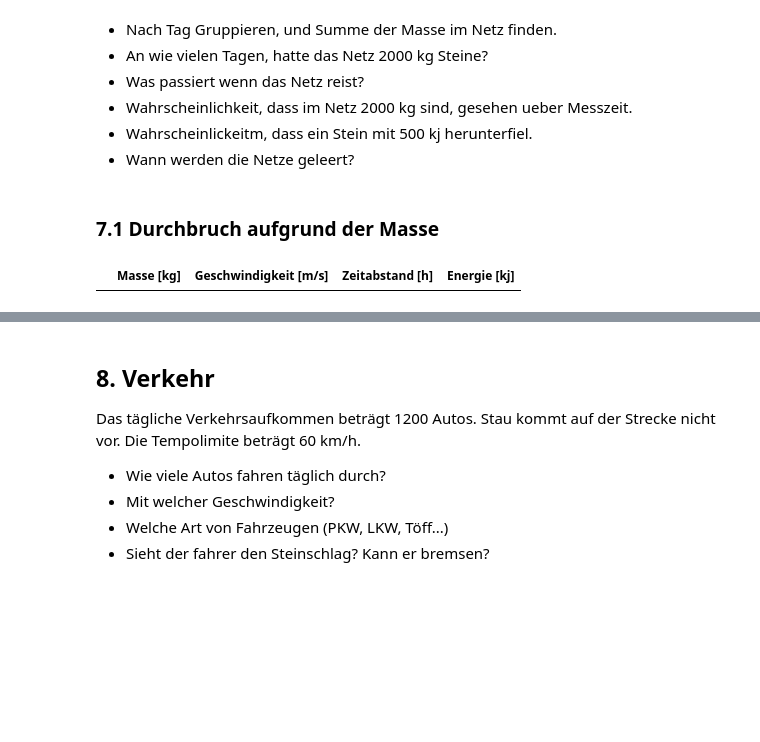
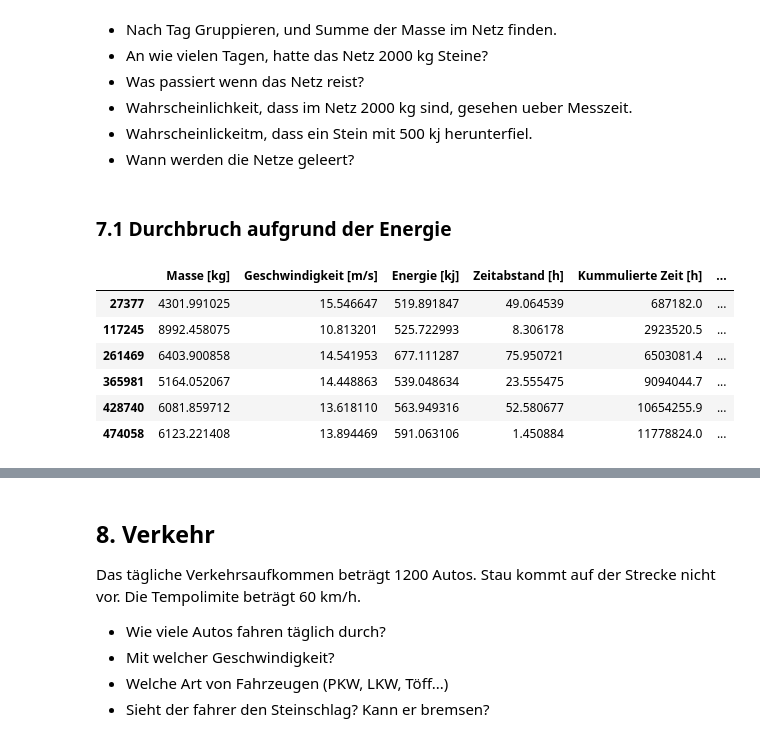
Before and after one commit to 7ben18/FHNW_Steinschlagrisiko, a Jupyter notebook: FHNW_Steinschlagrisiko.ipynb, the cells around one changed output, grey strips where cells are left out. Drawn from its saved outputs; the diff is of its cells as text; code cells hidden in the pictures; blank space fills up the shorter version.

```diff
--- a/FHNW_Steinschlagrisiko.ipynb
+++ b/FHNW_Steinschlagrisiko.ipynb
@@ -680,8 +640,12 @@ df_simulation_zone1["Energie [kj]"] = (0.5 * df_simulation_zone1["Masse [kg]"] *
 
 df_simulation_zone2 = pd.concat([df_sim_mass_zone2, df_sim_speed_zone2, df_sim_time_zone2], axis=1, join="inner")
 df_simulation_zone2.columns = ["Masse [kg]", "Geschwindigkeit [m/s]", "Zeitabstand [h]"]
-df_simulation_zone2["Energie [kj]"] = (0.5 * df_simulation_zone1["Masse [kg]"] * \
-                                       df_simulation_zone1["Geschwindigkeit [m/s]"] ** 2) / 1000
+df_simulation_zone2["Energie [kj]"] = (0.5 * df_simulation_zone2["Masse [kg]"] * \
+                                       df_simulation_zone2["Geschwindigkeit [m/s]"] ** 2) / 1000
+
+# Position der Energiespalte geaendert
+df_simulation_zone1 = df_simulation_zone1[["Masse [kg]", "Geschwindigkeit [m/s]", "Energie [kj]", "Zeitabstand [h]"]]
+df_simulation_zone2 = df_simulation_zone2[["Masse [kg]", "Geschwindigkeit [m/s]", "Energie [kj]", "Zeitabstand [h]"]]
 # %%
 df_simulation_zone1
 # %% [output]
@@ -716,6 +680,17 @@ df_simulation_zone2
 1000000 rows × 4 columns
+# %%
+# Kummulierter Zeitabstand und als neue Spalte hinzugefuegt im df
+df_simulation_zone1["Kummulierte Zeit [h]"] = df_simulation_zone1["Zeitabstand [h]"].cumsum().round(1)
+df_simulation_zone2["Kummulierte Zeit [h]"] = df_simulation_zone2["Zeitabstand [h]"].cumsum().round(1)
 # %%
+# Beide Dataframes zusammenfuegen
 frames = [df_simulation_zone1, df_simulation_zone2]
 df_simulation = pd.concat(frames)
+# Dataframe nach Kummulierte Zeit aufsteigend sortieren
+df_simulation.sort_values(by=["Kummulierte Zeit [h]"], ascending=True)
+# Dataframe Index neu nummerieren
+df_simulation.reset_index()
+# Differenz der Kummulierten Zeit berechnen sowie Na Wert der Delta Kummulierte Zeit durch 0 ersetzten
+df_simulation["Delta Kummulierte Zeit"] = df_simulation["Kummulierte Zeit [h]"].diff().fillna(0)
 df_simulation
 # %% [output]
@@ -744,4 +726,4 @@ Netz Falls bereits ein Stein mit über 2000kg in den Sicherheitsnetzen liegt, be
 - Wahrscheinlickeitm, dass ein Stein mit 500 kj herunterfiel.
 - Wann werden die Netze geleert?
 # %% [markdown]
-### 7.1 Durchbruch aufgrund der Masse
+### 7.1 Durchbruch aufgrund der Energie
@@ -750,12 +730,10 @@ Netz Falls bereits ein Stein mit über 2000kg in den Sicherheitsnetzen liegt, be
 # %%
-# Durchbruch wenn:
-# Energie >= 1000 kj:
-#
-#df1 = df[(df.a != -1) & (df.b != -1)]
-
 df_simulation[(df_simulation["Energie [kj]"] >= 500) & (df_simulation["Masse [kg]"] >= 2000)]
-df_simulation[(df_simulation["Energie [kj]"] >= 1000)]
-
-10
 # %% [output]
-|  | Masse [kg] | Geschwindigkeit [m/s] | Zeitabstand [h] | Energie [kj] |
+|  | Masse [kg] | Geschwindigkeit [m/s] | Energie [kj] | Zeitabstand [h] | Kummulierte Zeit [h] | ... |
+| 27377 | 4301.991025 | 15.546647 | 519.891847 | 49.064539 | 687182.0 | ... |
+| 117245 | 8992.458075 | 10.813201 | 525.722993 | 8.306178 | 2923520.5 | ... |
+| 261469 | 6403.900858 | 14.541953 | 677.111287 | 75.950721 | 6503081.4 | ... |
+| 365981 | 5164.052067 | 14.448863 | 539.048634 | 23.555475 | 9094044.7 | ... |
+| 428740 | 6081.859712 | 13.618110 | 563.949316 | 52.580677 | 10654255.9 | ... |
+| 474058 | 6123.221408 | 13.894469 | 591.063106 | 1.450884 | 11778824.0 | ... |
```
Also changed, not shown: parts of 13 cells of this notebook.
